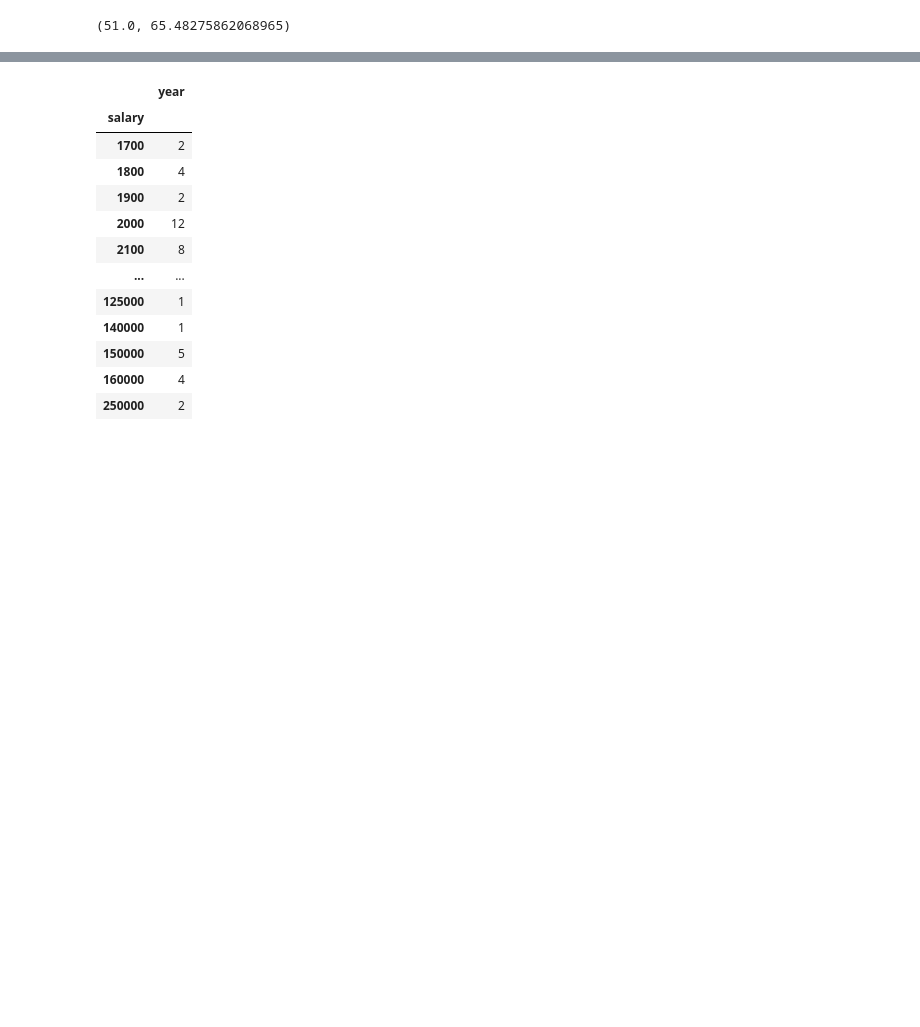
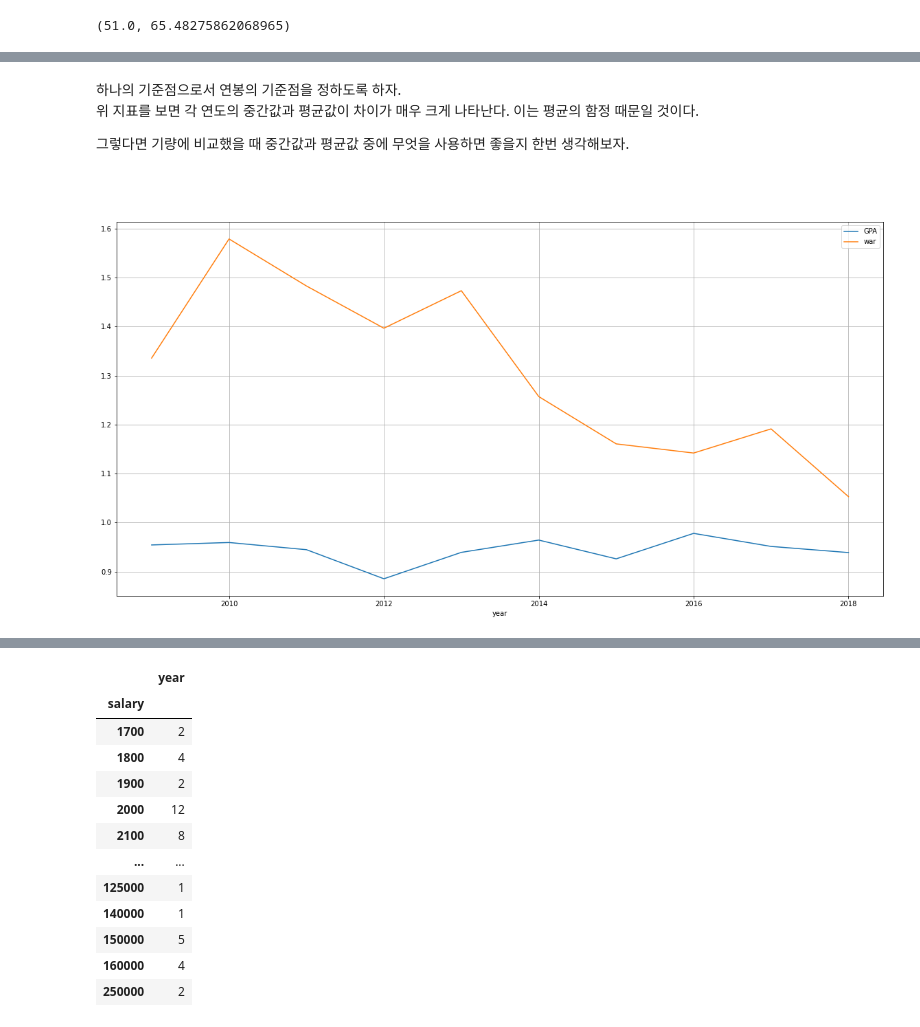
Before and after one commit to kkalkkkal/Datathon_KBO, a Jupyter notebook: KBO_MoneyBall.ipynb, the cells around one changed output, grey strips where cells are left out. Drawn from its saved outputs; the diff is of its cells as text; code cells hidden in the pictures; blank space fills up the shorter version.

```diff
--- a/KBO_MoneyBall.ipynb
+++ b/KBO_MoneyBall.ipynb
@@ -872,0 +810,21 @@ Name: GPA, dtype: float64
+# %% [markdown]
+하나의 기준점으로서 연봉의 기준점을 정하도록 하자. <br>
+위 지표를 보면 각 연도의 중간값과 평균값이 차이가 매우 크게 나타난다. 이는 평균의 함정 때문일 것이다.
+
+그렇다면 기량에 비교했을 때 중간값과 평균값 중에 무엇을 사용하면 좋을지 한번 생각해보자.
+# %% [markdown]
+###
+# %%
+# 연도별 기량 평균
+y_gpa = data2.groupby('year').GPA.mean()
+y_war = data2.groupby('year').war.mean()
+
+ax= plt.subplots(figsize=(20,10))
+ax = y_gpa.plot.line()
+ax = y_war.plot.line()
+
+plt.grid()
+plt.legend()
+plt.show()
+# %% [output]
+[figure, added]
```
Also changed, not shown: parts of 68 cells of this notebook.
